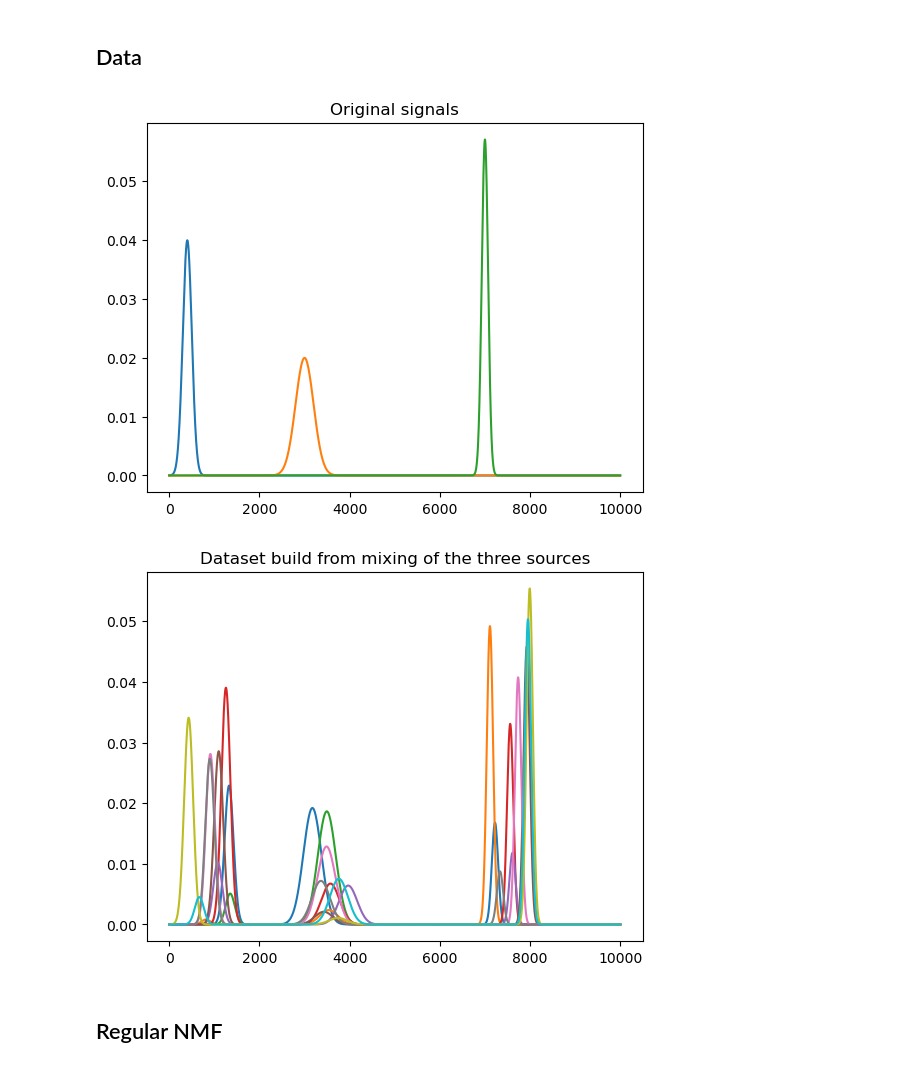
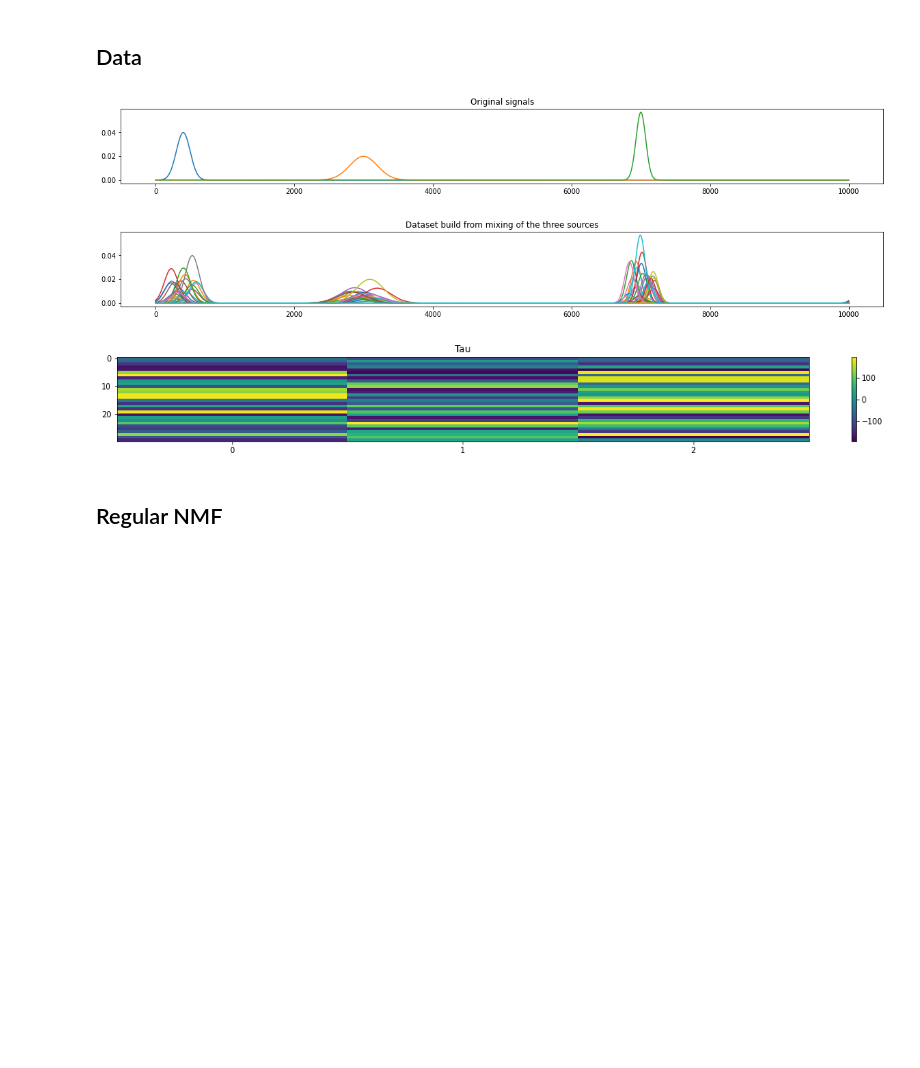
Before and after one commit to AlexanderVoldby/02466Fagprojekt2023, a Jupyter notebook: test_with_shift.ipynb, the cells around one changed output. Saved outputs shown, nothing was run; the diff lists cells and outputs as text; code cells hidden in the pictures; blank space fills up the shorter version.

```diff
--- a/test_with_shift.ipynb
+++ b/test_with_shift.ipynb
@@ -13,11 +12,13 @@ cpu
 # %%
 #Create data
 # Define random sources, mixings and shifts; H, W and tau
-N, M, d = 10, 10000, 3
-Fs = 1000  # The sampling frequency we use for the simulation
-t0 = 10    # The half-time interval we look at
+N, M, d = 30, 10000, 3
+Fs = 10000  # The sampling frequency we use for the simulation
+t0 = 10   # The half-time interval we look at
 t = np.arange(-t0, t0, 1/Fs)  # the time samples
 f = np.arange(-Fs/2, Fs/2, Fs/len(t))  # the corresponding frequency samples
+
+shift = 200
 
 def gauss(mu, s, time):
     return 1/(s*np.sqrt(2*np.pi))*np.exp(-1/2*((time-mu)/s)**2)
@@ -36,39 +37,54 @@ def shift_dataset(W, H, tau):
     Hft = np.concatenate((Hf, np.conj(Hf_reverse)), axis=1)
     f = np.arange(0, M) / M
     omega = np.exp(-1j * 2 * np.pi * np.einsum('Nd,M->NdM', tau, f))
     Wf = np.einsum('Nd,NdM->NdM', W, omega)
     # Broadcast Wf and H together
     Vf = np.einsum('NdM,dM->NM', Wf, Hft)
     V = np.fft.ifft(Vf)
-    return V
+    return np.real(V)
 
 # Random mixings:
-W = np.random.rand(N, d)
+W = np.random.rand(N-3, d)
+#softmax W
+W = W / np.sum(W, axis=1)[:, None]
+
+W = np.vstack((W, np.array([1,0,0])))
+W = np.vstack((W, np.array([0,1,0])))
+W = np.vstack((W, np.array([0,0,1])))
 # Random gaussian shifts
-tau = np.random.randint(0, 1000, size=(N, d))
+tau = np.random.randint(-shift, shift, size=(N, d))
 #tau = np.random.randint(0, 1000, size=(N, d))
 # Purely positive underlying signals. I define them as 3 gaussian peaks with random mean and std.
 mean = [40, 300, 700]
 std = [10, 20, 7]
 t = np.arange(0, 1000, 0.1)
 H = np.array([gauss(m, s, t) for m, s in list(zip(mean, std))])
 plt.figure()
 for signal in H:
     plt.plot(signal)
 plt.title("Original signals")
 plt.show()
 
 X = shift_dataset(W, H, tau)
-
+X_clean = shift_dataset(W, H, np.zeros((N, d)))
 
 plt.figure()
 for signal in X:
     plt.plot(signal.real)
 plt.title("Dataset build from mixing of the three sources")
 plt.show()
+
+plt.figure()
+plt.imshow(tau, aspect='auto', interpolation="none")
+ax = plt.gca()
+ax.set_xticks(np.arange(0, 3, 1))
+plt.colorbar()
+plt.title("Tau")
+plt.show()
 # %% [output]
-[figure, old version]
+[figure, new version]
-[figure, old version]
+[figure, new version]
+[figure, added]
 # %% [markdown]
 ## Regular NMF
 # %%
```
Also changed, not shown: parts of 14 cells of this notebook.
